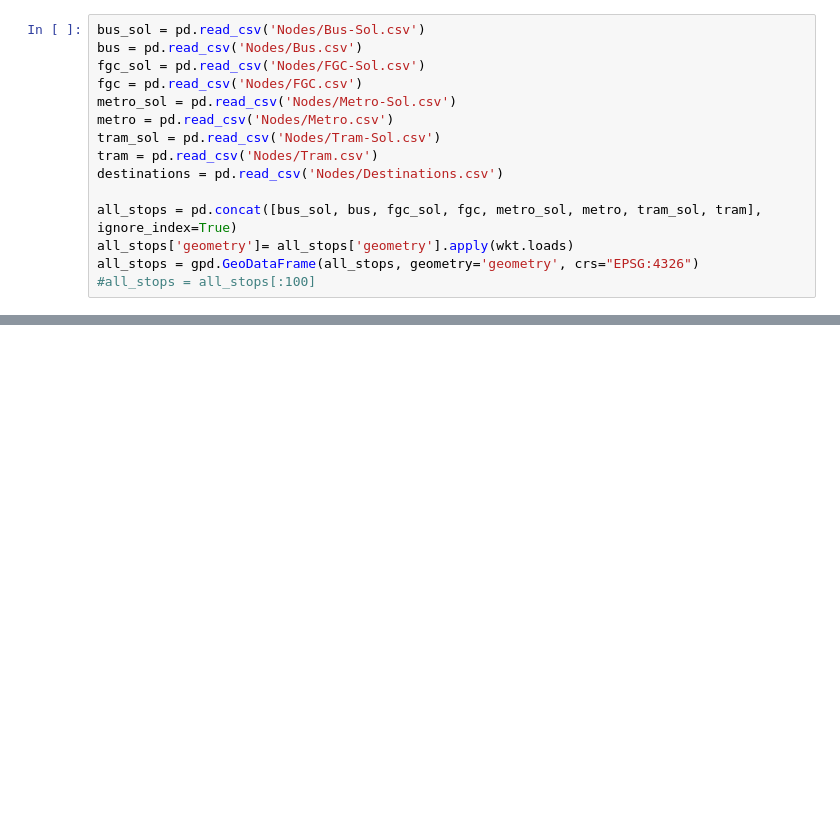
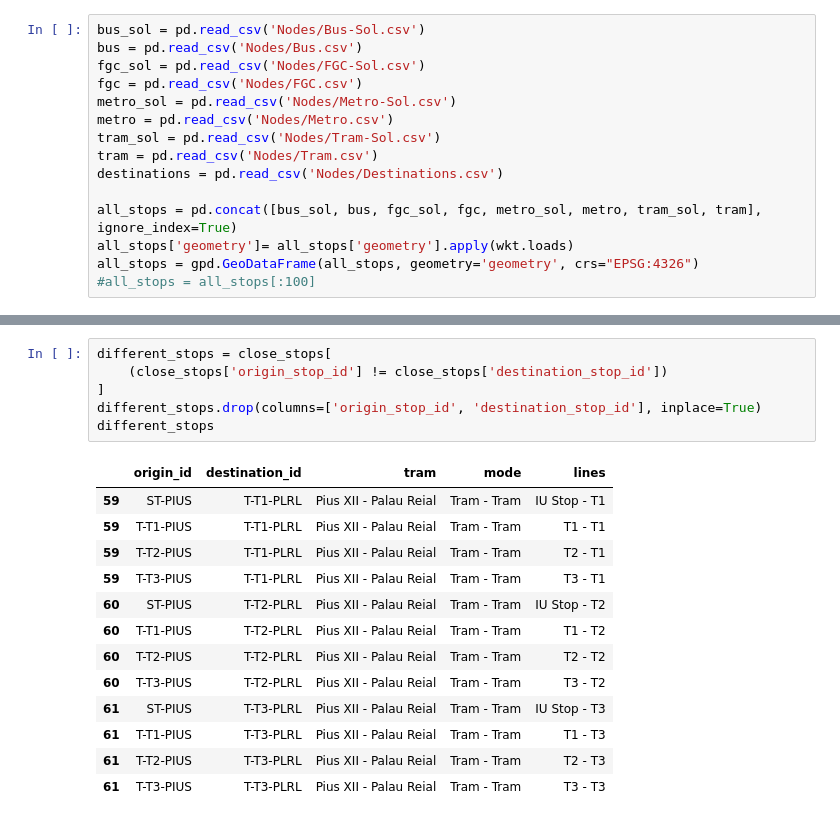
Before and after one commit to bmantepe/stop-location, a Jupyter notebook: 12-Edges-Exchange-Isochrones.ipynb, the cells around one changed output, grey strips where cells are left out. Cells and saved outputs as stored; diff of their text form; blank space fills up the shorter version.

```diff
--- a/12-Edges-Exchange-Isochrones.ipynb
+++ b/12-Edges-Exchange-Isochrones.ipynb
@@ -366,0 +286,20 @@ different_stops['origin_stop_id'].unique()
+# %%
+different_stops = close_stops[
+    (close_stops['origin_stop_id'] != close_stops['destination_stop_id'])
+]
+different_stops.drop(columns=['origin_stop_id', 'destination_stop_id'], inplace=True)
+different_stops
+# %% [output]
+|  | origin_id | destination_id | tram | mode | lines |
+| 59 | ST-PIUS | T-T1-PLRL | Pius XII - Palau Reial | Tram - Tram | IU Stop - T1 |
+| 59 | T-T1-PIUS | T-T1-PLRL | Pius XII - Palau Reial | Tram - Tram | T1 - T1 |
+| 59 | T-T2-PIUS | T-T1-PLRL | Pius XII - Palau Reial | Tram - Tram | T2 - T1 |
+| 59 | T-T3-PIUS | T-T1-PLRL | Pius XII - Palau Reial | Tram - Tram | T3 - T1 |
+| 60 | ST-PIUS | T-T2-PLRL | Pius XII - Palau Reial | Tram - Tram | IU Stop - T2 |
+| 60 | T-T1-PIUS | T-T2-PLRL | Pius XII - Palau Reial | Tram - Tram | T1 - T2 |
+| 60 | T-T2-PIUS | T-T2-PLRL | Pius XII - Palau Reial | Tram - Tram | T2 - T2 |
+| 60 | T-T3-PIUS | T-T2-PLRL | Pius XII - Palau Reial | Tram - Tram | T3 - T2 |
+| 61 | ST-PIUS | T-T3-PLRL | Pius XII - Palau Reial | Tram - Tram | IU Stop - T3 |
+| 61 | T-T1-PIUS | T-T3-PLRL | Pius XII - Palau Reial | Tram - Tram | T1 - T3 |
+| 61 | T-T2-PIUS | T-T3-PLRL | Pius XII - Palau Reial | Tram - Tram | T2 - T3 |
+| 61 | T-T3-PIUS | T-T3-PLRL | Pius XII - Palau Reial | Tram - Tram | T3 - T3 |
```
Also changed, not shown: parts of 38 cells of this notebook, 16 other files.
